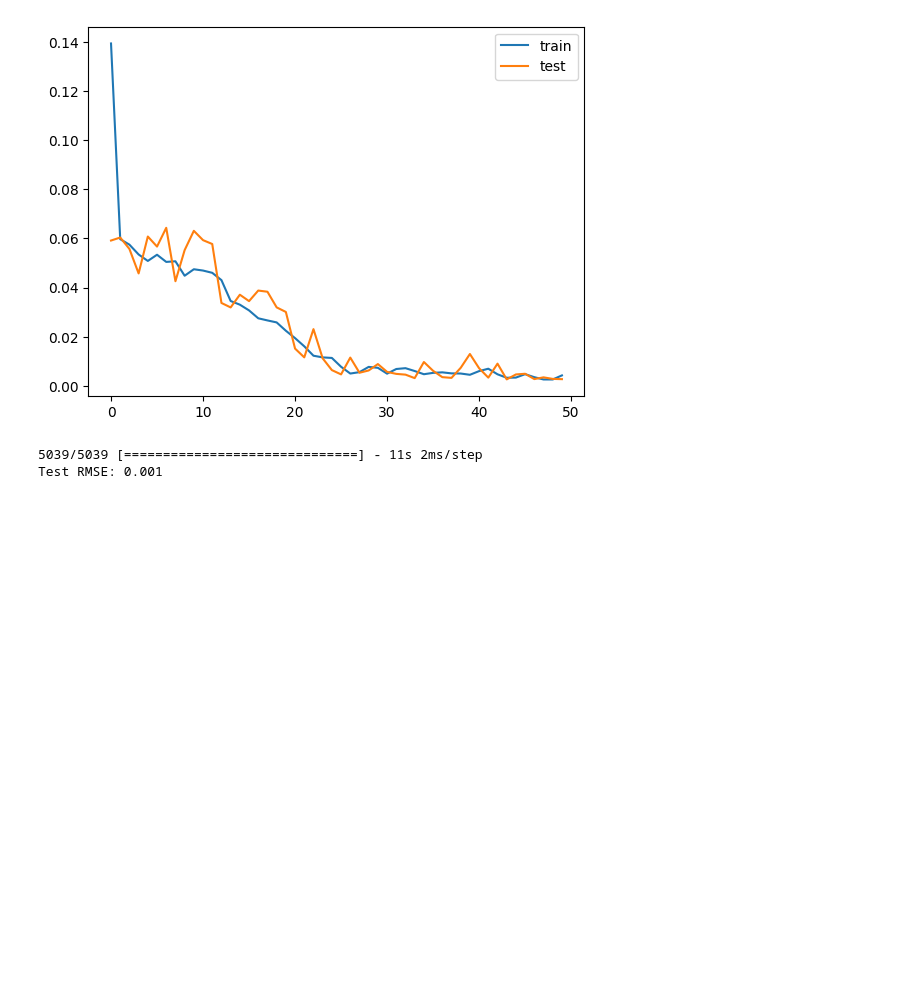
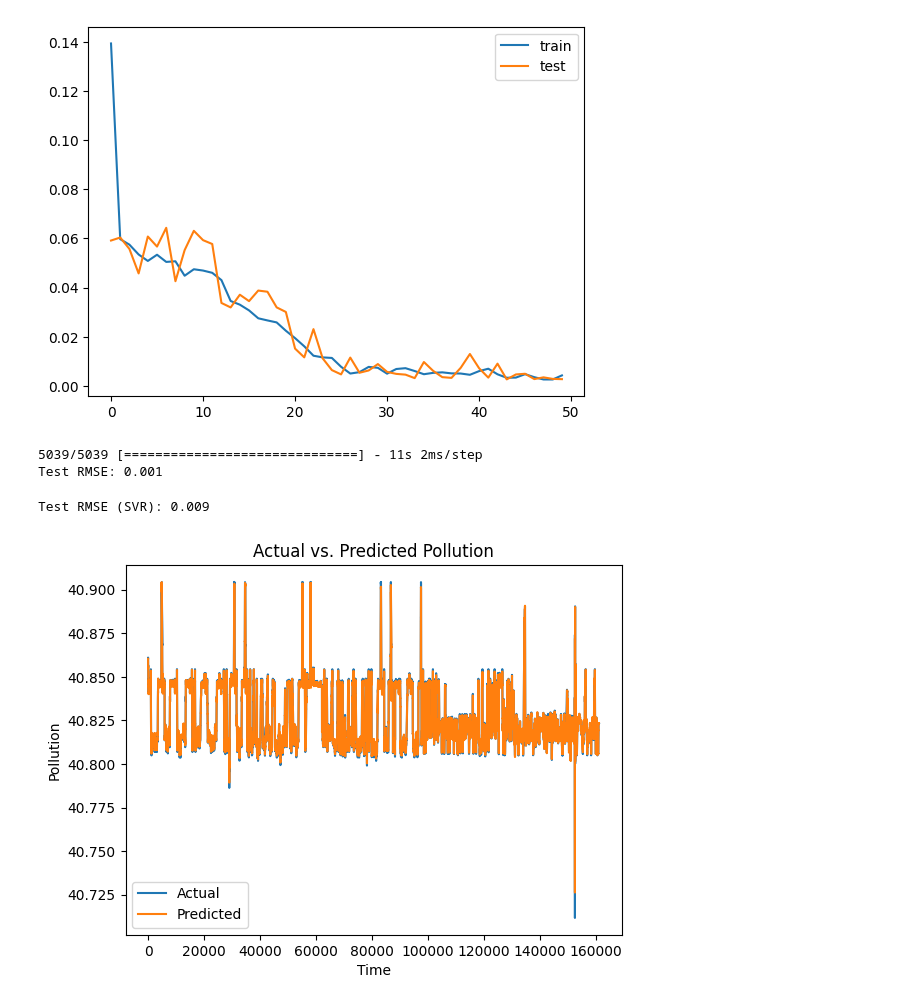
Before and after one commit to Dr-Isam-ALJAWARNEH/ds-project-lstm-forecasting, a Jupyter notebook: Project01_LSTM.ipynb, the cells around one changed output. Cells and saved outputs as stored; diff of their text form; code cells hidden in the pictures; blank space fills up the shorter version.

Commit message:
SVM
Trained SVM model, calculated root mean square error and displayed a plot showcasing actual/predicted values.

```diff
--- a/Project01_LSTM.ipynb
+++ b/Project01_LSTM.ipynb
@@ -504,3 +504,49 @@ print('Test RMSE: %.3f' % rmse)
 # %% [output]
 5039/5039 [==============================] - 11s 2ms/step
 Test RMSE: 0.001
+# %%
+from sklearn.svm import SVR
+from sklearn.metrics import mean_squared_error
+from math import sqrt
+
+# Design and train SVR model
+svr_model = SVR(kernel='rbf', C=100, gamma='auto')  # You may need to tune the hyperparameters
+svr_model.fit(train_X.reshape((train_X.shape[0], train_X.shape[2])), train_y)
+
+# Make predictions
+# Make predictions
+yhat_svr = svr_model.predict(test_X.reshape((test_X.shape[0], test_X.shape[1])))
+
+# Reshape test_X for inverse scaling
+# Reshape test_X for inverse scaling
+test_X_reshaped = test_X.reshape((test_X.shape[0], test_X.shape[1]))
+
+# Invert scaling for forecast
+inv_yhat_svr = concatenate((yhat_svr.reshape((len(yhat_svr), 1)), test_X_reshaped[:, 1:]), axis=1)
+inv_yhat_svr = scaler.inverse_transform(inv_yhat_svr)
+inv_yhat_svr = inv_yhat_svr[:,0]
+
+# Invert scaling for actual
+test_y_reshaped = test_y.reshape((len(test_y), 1))
+inv_y_svr = concatenate((test_y_reshaped, test_X_reshaped[:, 1:]), axis=1)
+inv_y_svr = scaler.inverse_transform(inv_y_svr)
+inv_y_svr = inv_y_svr[:,0]
+
+# Calculate RMSE
+rmse_svr = sqrt(mean_squared_error(inv_y_svr, inv_yhat_svr))
+print('Test RMSE (SVR): %.3f' % rmse_svr)
+# %% [output]
+Test RMSE (SVR): 0.009
+# %%
+import matplotlib.pyplot as plt
+
+# Plot actual vs. predicted pollution
+plt.plot(inv_y, label='Actual')
+plt.plot(inv_yhat, label='Predicted')
+plt.xlabel('Time')
+plt.ylabel('Pollution')
+plt.title('Actual vs. Predicted Pollution')
+plt.legend()
+plt.show()
+# %% [output]
+[figure, added]
```
